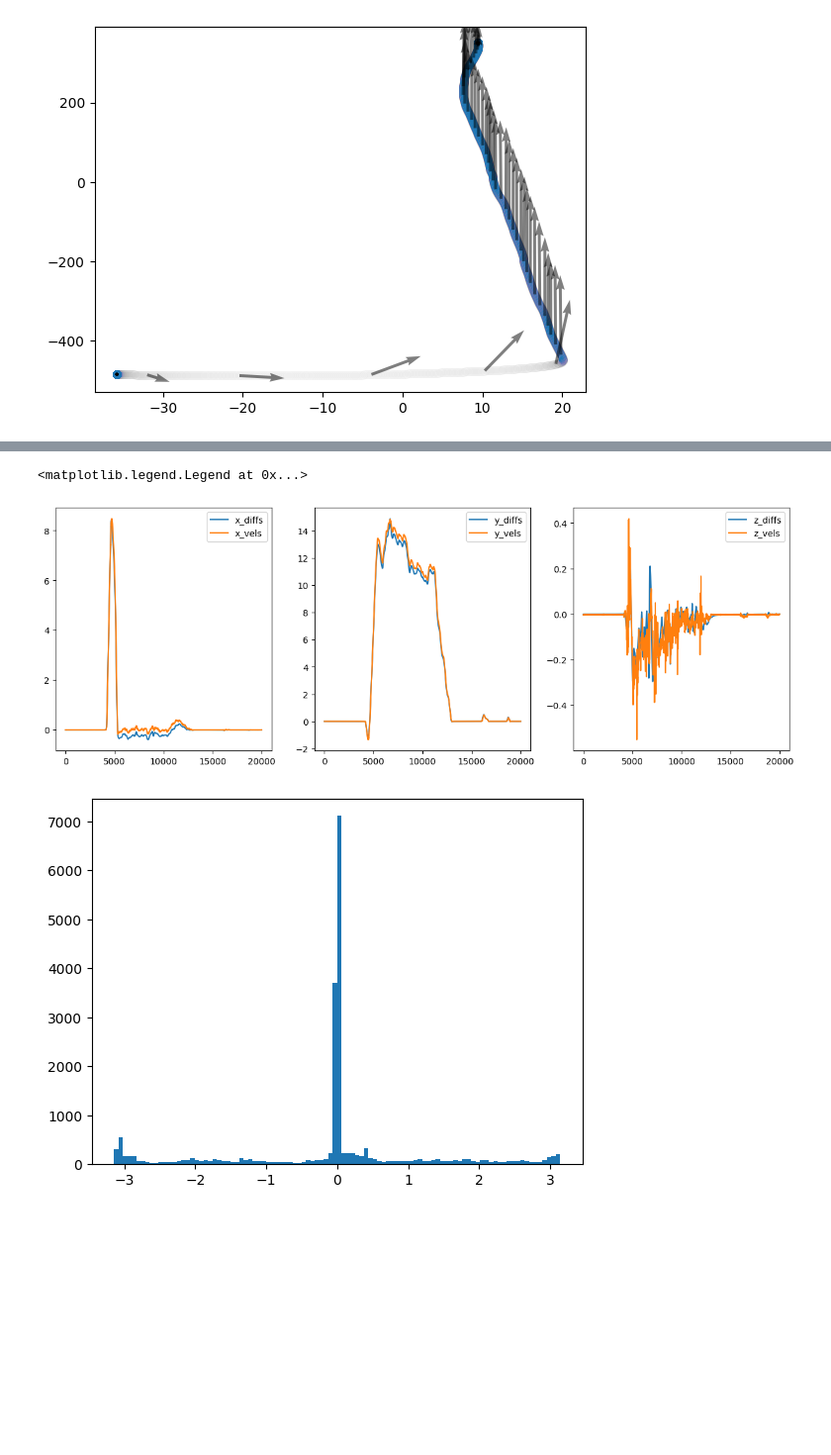
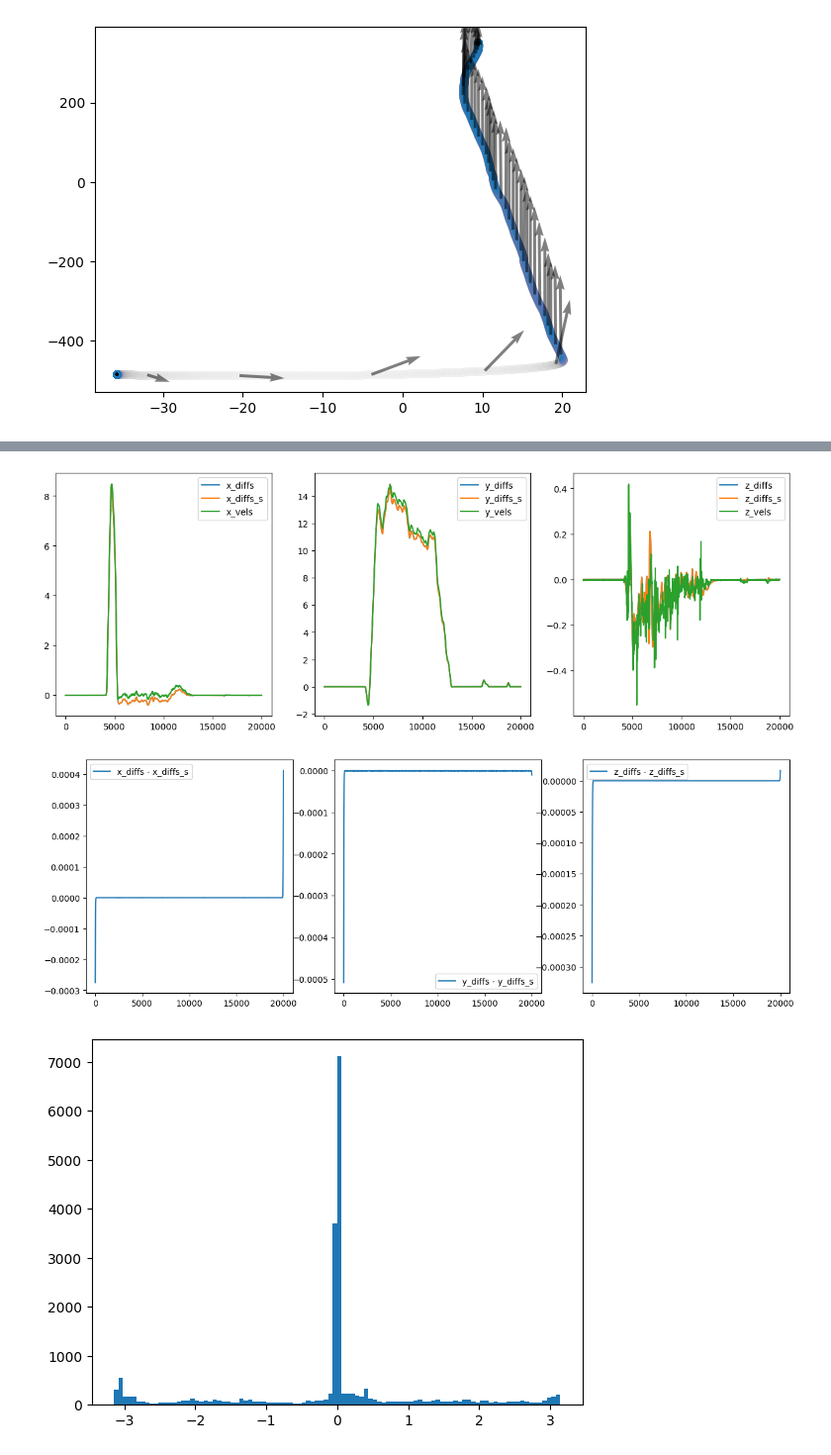
Before and after one commit to pimpale/metadrive-offline-rl-benchmark, a Jupyter notebook: old_experiments/nuplan-velocity-exploration.ipynb, the cells around one changed output, grey strips where cells are left out. Shown at 99% size. Drawn from its saved outputs; the diff is of its cells as text; code cells hidden in the pictures; blank space fills up the shorter version.

```diff
--- a/old_experiments/nuplan-velocity-exploration.ipynb
+++ b/old_experiments/nuplan-velocity-exploration.ipynb
@@ -119,11 +136,41 @@ for i in range(len(subsection)-1):
     z_vels_a.append(global_v[2])
 
 
+x_s_diffs_a = []
+y_s_diffs_a = []
+z_s_diffs_a = []
+
+x_smoothed = gaussian_filter1d([s.position[0] for s in subsection], 30, mode='nearest')
+y_smoothed = gaussian_filter1d([s.position[1] for s in subsection], 30, mode='nearest')
+z_smoothed = gaussian_filter1d([s.position[2] for s in subsection], 30, mode='nearest')
+
+for i in range(len(subsection)-1):
+    x0 = x_smoothed[i]
+    x1 = x_smoothed[i+1]
+
+    y0 = y_smoothed[i]
+    y1 = y_smoothed[i+1]
+
+    z0 = z_smoothed[i]
+    z1 = z_smoothed[i+1]
+
+    x_s_diffs_a.append(x1 - x0)
+    y_s_diffs_a.append(y1 - y0)
+    z_s_diffs_a.append(z1 - z0)
+
+
+
+
 x_diffs = np.array(x_diffs_a)
+x_diffs_s = np.array(x_s_diffs_a)
 x_vels = np.array(x_vels_a)
+
 y_diffs = np.array(y_diffs_a)
+y_diffs_s = np.array(y_s_diffs_a)
 y_vels = np.array(y_vels_a)
+
 z_diffs = np.array(z_diffs_a)
+z_diffs_s = np.array(z_s_diffs_a)
 z_vels = np.array(z_vels_a)
 
 
@@ -131,35 +178,62 @@ z_vels = np.array(z_vels_a)
 x_diffs:np.ndarray = gaussian_filter1d(x_diffs, 30, mode='nearest')
 x_diffs *= 100
 
+x_diffs_s *= 100
+
 
 y_diffs:np.ndarray = gaussian_filter1d(y_diffs, 30, mode='nearest')
 y_diffs *= 100
 
+y_diffs_s *= 100
+
 
 z_diffs:np.ndarray = gaussian_filter1d(z_diffs, 30, mode='nearest')
 z_diffs *= 100
+
+z_diffs_s *= 100
 
 
 
 
 plt.figure(figsize=(15, 5))
 plt.subplot(1, 3, 1)
 plt.plot(x_diffs, label='x_diffs')
+plt.plot(x_diffs_s, label='x_diffs_s')
 plt.plot(x_vels, label='x_vels')
 plt.legend()
 
 plt.subplot(1, 3, 2)
 plt.plot(y_diffs, label='y_diffs')
+plt.plot(y_diffs_s, label='y_diffs_s')
 plt.plot(y_vels, label='y_vels')
 plt.legend()
 
 plt.subplot(1, 3, 3)
 plt.plot(z_diffs, label='z_diffs')
+plt.plot(z_diffs_s, label='z_diffs_s')
 plt.plot(z_vels, label='z_vels')
 plt.legend()
+
+plt.show()
+
+
+plt.figure(figsize=(15, 5))
+plt.subplot(1, 3, 1)
+plt.plot(x_diffs-x_diffs_s, label='x_diffs - x_diffs_s')
+plt.legend()
+
+plt.subplot(1, 3, 2)
+plt.plot(y_diffs-y_diffs_s, label='y_diffs - y_diffs_s')
+plt.legend()
+
+plt.subplot(1, 3, 3)
+plt.plot(z_diffs-z_diffs_s, label='z_diffs - z_diffs_s')
+plt.legend()
+
+plt.show()
 # %% [output]
-<matplotlib.legend.Legend at 0x...>
-[figure, old version]
+[figure, new version]
+[figure, added]
 # %%
 import numpy as np
 
```
Also changed, not shown: parts of 3 cells of this notebook, 1 other file.
